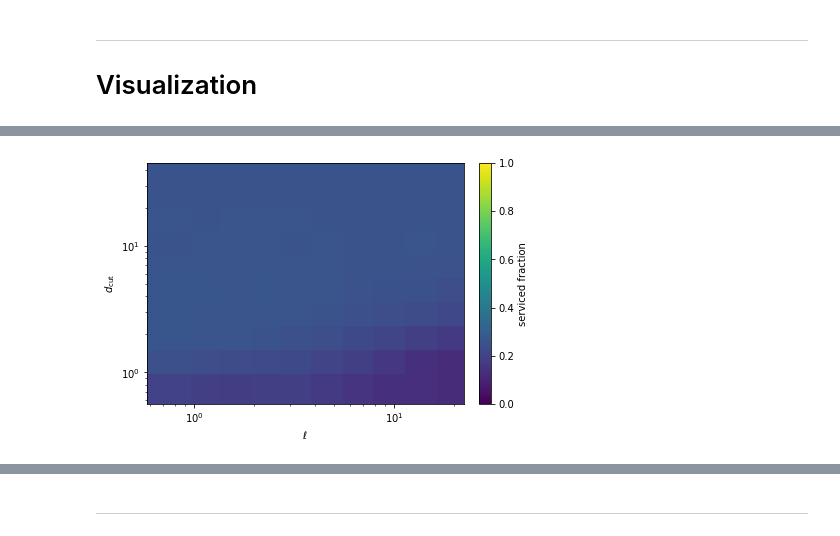
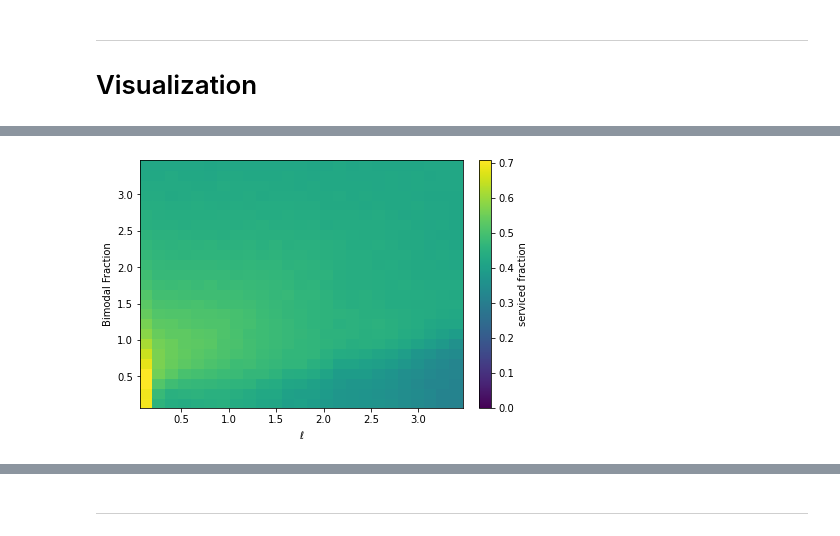
Before and after one commit to poss-group/matsim-bimodal-1, a Jupyter notebook: python_analysis/AnalyzeCarbonFootprintVaryDCut.ipynb, the cells around one changed output, grey strips where cells are left out. Saved outputs shown, nothing was run; the diff lists cells and outputs as text; code cells hidden in the pictures.

```diff
--- a/python_analysis/AnalyzeCarbonFootprintVaryDCut.ipynb
+++ b/python_analysis/AnalyzeCarbonFootprintVaryDCut.ipynb
@@ -21,3 +14,8 @@ path = "/scratch01.local/hheuer/matsim-bimodal/scenarios/fine_grid/bimodal/outpu
+# %%
+# path = "/scratch01.local/hheuer/matsim-bimodal/scenarios/fine_grid/bimodal/output/VaryDCutLogNonLocTT5Alpha/"
+# path = "/scratch01.local/hheuer/matsim-bimodal/scenarios/fine_grid/bimodal/output/VaryEllDCutConstDrt1000Drt3000Mean3Alpha900Beta/"
+# path = "/scratch01.local/hheuer/matsim-bimodal/scenarios/fine_grid/bimodal/output/VaryEllDCutConstDrt1000Drt3000Mean3Alpha900Beta/"
+path = "/scratch01.local/hheuer/matsim-bimodal/scenarios/fine_grid/bimodal/output/3Alpha1200Beta/"
 # %%
 # dcut_dirs = getBimDirsVaryDCut(path, 100)
 # uni_dirs = getUniDirs(path, 100)
@@ -91,4 +99,5 @@ def readData(nReqs):
 # Visualization
 # %%
 # dcuts, ells, data = readData(10000)
-df, df_car = readData(20000)
+df, df_car = readData(10000)
+df["efficiency"] = df["occupancy"]/df["detour"]
@@ -120,0 +186,17 @@ plt.show()
+# %%
+fig, ax = plt.subplots(constrained_layout=True)
+
+ELL, DCUT = np.meshgrid(Z.index.to_numpy()*df["req_mean_dist"].mean(), Z.columns.to_numpy()*df["req_mean_dist"].mean(), indexing='ij')
+avDist = (getBimFracAvDist(ELL,DCUT) + getUniFracAvDist(DCUT))/df["req_mean_dist"].mean()
+y = getBimFrac(Z.columns.to_numpy()*df["req_mean_dist"].mean())
+X, Y = np.meshgrid(Z.index.to_numpy(), y, indexing='ij')
+
+im = ax.pcolor(X,Y,avDist, shading='auto', linewidth=0, vmin=0)
+plt.colorbar(im, label="Average Drt Distance Theory")
+
+ax.set_xlabel(r"$\ell$")
+ax.set_ylabel("Bimodal Fraction")
+
+# fig.savefig("figures/AvDrtDistConstDrtDemand3Alpha900Beta.jpg", dpi=200)
+
+plt.show()
@@ -121,15 +216,17 @@ plt.show()
 # %%
 fig, ax = plt.subplots(constrained_layout=True)
 
-im = ax.pcolor(X,Y,data["servability"].to_numpy(), shading='auto', vmin=0, vmax=1, linewidth=0)
+im = ax.pcolor(X,Y,data["servability"].to_numpy(), shading='auto', vmin=0)#, vmax=1, linewidth=0)
 im.set_edgecolor('face')
 # ax = sns.heatmap(data[:,:,0])
 plt.colorbar(im, label="serviced fraction", )
-ax.set_xscale("log")
-ax.set_yscale("log")
+# ax.set_xscale("log")
+# ax.set_yscale("log")
 ax.set_xlabel(r"$\ell$")
-ax.set_ylabel(r"$d_\mathrm{cut}$")
+# ax.set_ylabel(r"$d_\mathrm{cut}$")
+ax.set_ylabel("Bimodal Fraction")
 
+# fig.savefig("figures/ServabilityConstDrtDemand3Alpha900Beta.png", dpi=200)
 plt.show()
 # %% [output]
-[figure, old version]
+[figure, new version]
```
Also changed, not shown: parts of 16 cells of this notebook, 15 other files.
